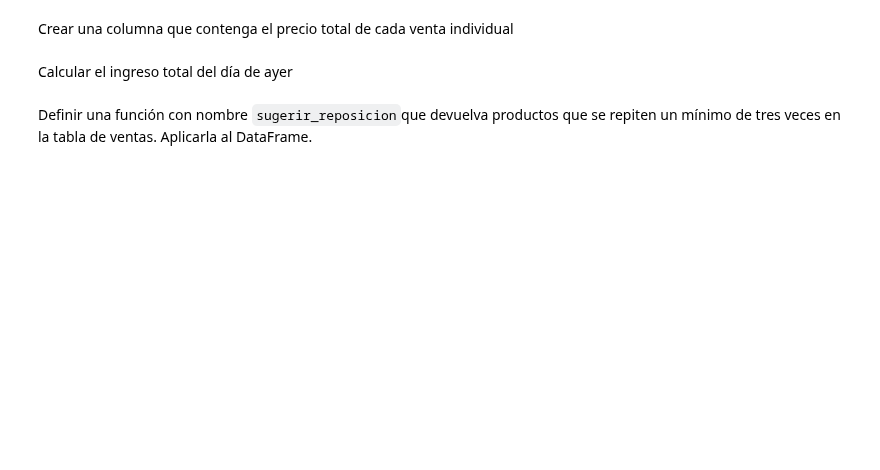
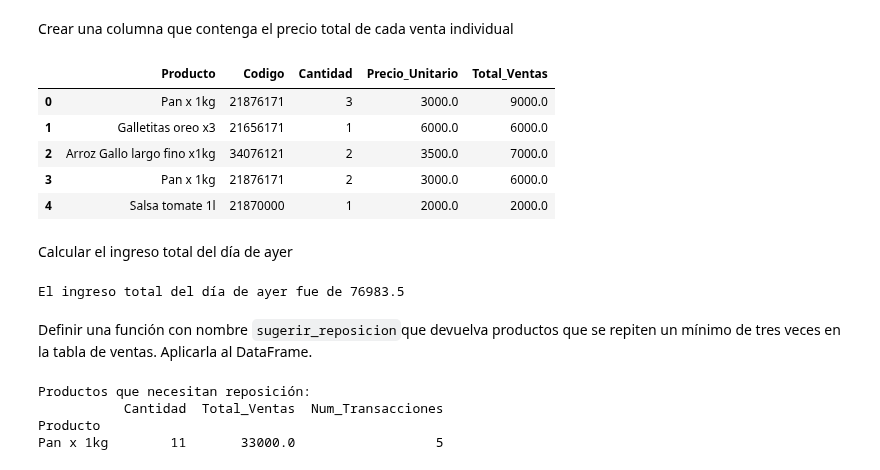
Before and after one commit to alexballera/laboratorio-datos-fce, a Jupyter notebook: 1er_parcial/parcial/recuperatorio/RECU_1P.ipynb, the cells around one changed output. Drawn from its saved outputs; the diff is of its cells as text; code cells hidden in the pictures; blank space fills up the shorter version.

```diff
--- a/1er_parcial/parcial/recuperatorio/RECU_1P.ipynb
+++ b/1er_parcial/parcial/recuperatorio/RECU_1P.ipynb
@@ -190,3 +424,40 @@ Usted posee los siguientes datos de las ventas efectuadas por un almacén peque
 | Pan x 1kg | 21876171  |  1        | 3000
 # %% [markdown]
 Crear un DataFrame con los datos de la tabla
+# %%
+# Datos de las ventas del almacén
+datos_ventas = {
+    'Producto': [
+        'Pan x 1kg',
+        'Galletitas oreo x3',
+        'Arroz Gallo largo fino x1kg',
+        'Pan x 1kg',
+        'Salsa tomate 1l',
+        'Pan x 1kg',
+        'Yerba Piporé Suave x2kg',
+        'Galletitas Lincoln',
+        'Pan x 1kg',
+        'Té Green Hills',
+        'Fideos Knorr tirabuzón n°34',
+        'Arroz Cañuelas largo fino x1kg',
+        'Jabón Lux x3',
+        'Galletitas oreo',
+        'Salsa tomate 1l',
+        'Pan x 1kg'
+    ],
+    'Codigo': [
+        21876171, 21656171, 34076121, 21876171, 21870000,
+        21876171, 21555551, 21876221, 21876171, 11366171,
+        71365671, 61225673, 71365333, 21656170, 21870000,
+        21876171
+    ],
+    'Cantidad': [3, 1, 2, 2, 1, 2, 1, 1, 3, 5, 1, 2, 1, 2, 1, 1],
+    'Precio_Unitario': [
+        3000, 6000, 3500, 3000, 2000, 3000, 5050, 1523.5,
+        3000, 1204, 960, 2200, 1030, 4000, 2000, 3000
+    ]
+}
+
+# Crear el DataFrame
+df_ventas = pd.DataFrame(datos_ventas)
+df_ventas.head()
@@ -193,6 +471,47 @@ Crear un DataFrame con los datos de la tabla
 # %% [markdown]
 Crear una columna que contenga el precio total de cada venta individual
+# %%
+df_ventas['Total_Ventas'] = df_ventas['Cantidad'] * df_ventas['Precio_Unitario']
+df_ventas.head()
+# %% [output]
+|  | Producto | Codigo | Cantidad | Precio_Unitario | Total_Ventas |
+| 0 | Pan x 1kg | 21876171 | 3 | 3000.0 | 9000.0 |
+| 1 | Galletitas oreo x3 | 21656171 | 1 | 6000.0 | 6000.0 |
+| 2 | Arroz Gallo largo fino x1kg | 34076121 | 2 | 3500.0 | 7000.0 |
+| 3 | Pan x 1kg | 21876171 | 2 | 3000.0 | 6000.0 |
+| 4 | Salsa tomate 1l | 21870000 | 1 | 2000.0 | 2000.0 |
 # %% [markdown]
 Calcular el ingreso total del día de ayer
+# %%
+ingreso_total = df_ventas['Total_Ventas'].sum()
+print(f'''
+El ingreso total del día de ayer fue de {ingreso_total}
+      ''')
+# %% [output]
+El ingreso total del día de ayer fue de 76983.5
 # %% [markdown]
 Definir una función con nombre `sugerir_reposicion`que devuelva productos que se repiten un mínimo de tres veces en la tabla de ventas. Aplicarla al DataFrame.
+# %%
+def sugerir_reposicion(df):
+    # contar apariciones
+    conteo = df['Producto'].value_counts()
+    # filtrar productos frecuentes
+    productos_frecuentes = conteo[conteo >= 3].index
+    # agrupar y calcular estadísticas
+    resumen = df[df['Producto'].isin(productos_frecuentes)].groupby('Producto').agg({
+        'Cantidad': 'sum',         # total de unidades vendidas
+        'Total_Ventas': 'sum',     # ingreso total por producto
+        'Producto': 'count'        # número de transacciones
+    }).rename(columns={'Producto': 'Num_Transacciones'})
+
+    return resumen
+
+# aplicar
+resumen_reposicion = sugerir_reposicion(df_ventas)
+print("Productos que necesitan reposición:")
+print(resumen_reposicion)
+# %% [output]
+Productos que necesitan reposición:
+           Cantidad  Total_Ventas  Num_Transacciones
+Producto
+Pan x 1kg        11       33000.0                  5
```
Also changed, not shown: parts of 11 cells of this notebook.
